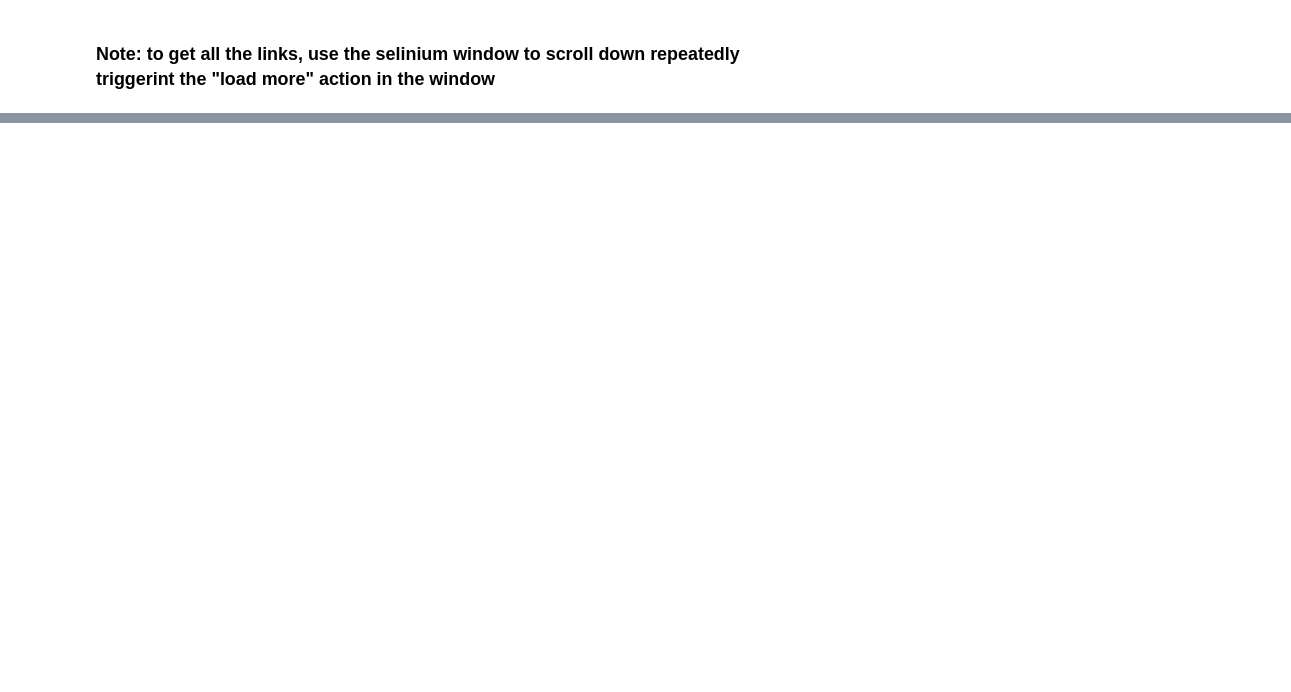
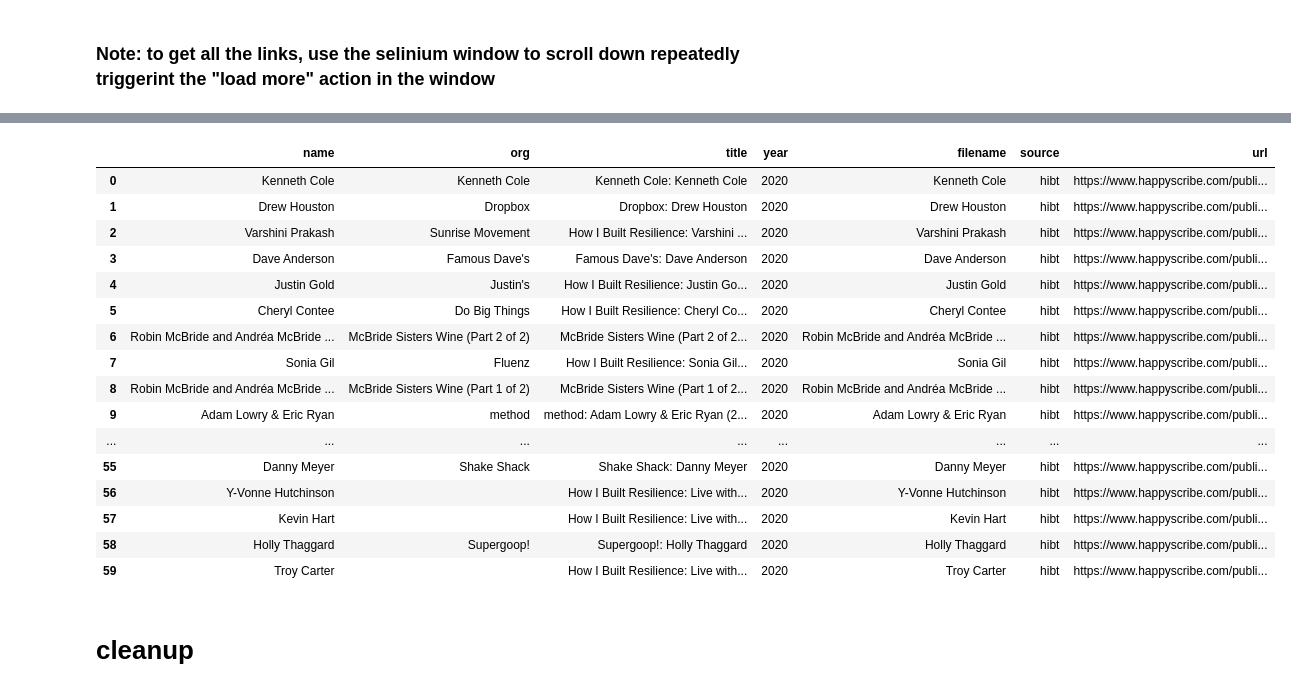
Before and after one commit to ideo/a-list, a Jupyter notebook: notebooks/4_Scrape_How_I_Built_This.ipynb, the cells around one changed output, grey strips where cells are left out. Saved outputs shown, nothing was run; the diff lists cells and outputs as text; code cells hidden in the pictures; blank space fills up the shorter version.

```diff
--- a/notebooks/4_Scrape_How_I_Built_This.ipynb
+++ b/notebooks/4_Scrape_How_I_Built_This.ipynb
@@ -35,0 +109,6 @@ episode_urls
+# %%
+episode_url = episode_urls[5]
+response = requests.get(episode_url)
+print(response)
+soup = BeautifulSoup(response.text, 'html.parser')
+episode_url
@@ -35,0 +122,3 @@ episode_urls
+# %%
+name, org = parse_title(title)
+name, org
@@ -35,0 +127,26 @@ episode_urls
+# %%
+
+data = []
+for episode_url in episode_urls:
+    title, text, year = get_episode(episode_url)
+
+
+    name, org = parse_title(title)
+    print(title)
+    print(len(text), 'lines')
+
+    fname = f"{name.split()[-1].lower()}_hibt_{year}"
+    fpath = f"{save_dir}/{fname}.txt"
+    print(fname)
+    with open(fpath, 'w') as f:
+        f.write("\n".join(text))
+    d = {
+        'name': name,
+        'org': org,
+        'title': title,
+        'year': year,
+        'filename': name,
+        'source': 'hibt',
+        'url': episode_url,
+    }
+    data.append(d)
@@ -36,3 +171,27 @@ episode_urls
+# %%
+df = pd.DataFrame(data)
+df.to_csv(f"{save_dir}/index.csv")
+df
+# %% [output]
+|  | name | org | title | year | filename | source | url |
+| 0 | Kenneth Cole | Kenneth Cole | Kenneth Cole: Kenneth Cole | 2020 | Kenneth Cole | hibt | https://www.happyscribe.com/publi... |
+| 1 | Drew Houston | Dropbox | Dropbox: Drew Houston | 2020 | Drew Houston | hibt | https://www.happyscribe.com/publi... |
+| 2 | Varshini Prakash | Sunrise Movement | How I Built Resilience: Varshini ... | 2020 | Varshini Prakash | hibt | https://www.happyscribe.com/publi... |
+| 3 | Dave Anderson | Famous Dave's | Famous Dave's: Dave Anderson | 2020 | Dave Anderson | hibt | https://www.happyscribe.com/publi... |
+| 4 | Justin Gold | Justin's | How I Built Resilience: Justin Go... | 2020 | Justin Gold | hibt | https://www.happyscribe.com/publi... |
+| 5 | Cheryl Contee | Do Big Things | How I Built Resilience: Cheryl Co... | 2020 | Cheryl Contee | hibt | https://www.happyscribe.com/publi... |
+| 6 | Robin McBride and Andréa McBride ... | McBride Sisters Wine (Part 2 of 2) | McBride Sisters Wine (Part 2 of 2... | 2020 | Robin McBride and Andréa McBride ... | hibt | https://www.happyscribe.com/publi... |
+| 7 | Sonia Gil | Fluenz | How I Built Resilience: Sonia Gil... | 2020 | Sonia Gil | hibt | https://www.happyscribe.com/publi... |
+| 8 | Robin McBride and Andréa McBride ... | McBride Sisters Wine (Part 1 of 2) | McBride Sisters Wine (Part 1 of 2... | 2020 | Robin McBride and Andréa McBride ... | hibt | https://www.happyscribe.com/publi... |
+| 9 | Adam Lowry & Eric Ryan | method | method: Adam Lowry & Eric Ryan (2... | 2020 | Adam Lowry & Eric Ryan | hibt | https://www.happyscribe.com/publi... |
+| ... | ... | ... | ... | ... | ... | ... | ... |
+| 55 | Danny Meyer | Shake Shack | Shake Shack: Danny Meyer | 2020 | Danny Meyer | hibt | https://www.happyscribe.com/publi... |
+| 56 | Y-Vonne Hutchinson |  | How I Built Resilience: Live with... | 2020 | Y-Vonne Hutchinson | hibt | https://www.happyscribe.com/publi... |
+| 57 | Kevin Hart |  | How I Built Resilience: Live with... | 2020 | Kevin Hart | hibt | https://www.happyscribe.com/publi... |
+| 58 | Holly Thaggard | Supergoop! | Supergoop!: Holly Thaggard | 2020 | Holly Thaggard | hibt | https://www.happyscribe.com/publi... |
+| 59 | Troy Carter |  | How I Built Resilience: Live with... | 2020 | Troy Carter | hibt | https://www.happyscribe.com/publi... |
+# %% [markdown]
+# cleanup
 # %%
 # Save them as backup
 with open(f'{save_dir}/index.txt', 'w') as f:
```
Also changed, not shown: parts of 15 cells of this notebook, 2 other files.
